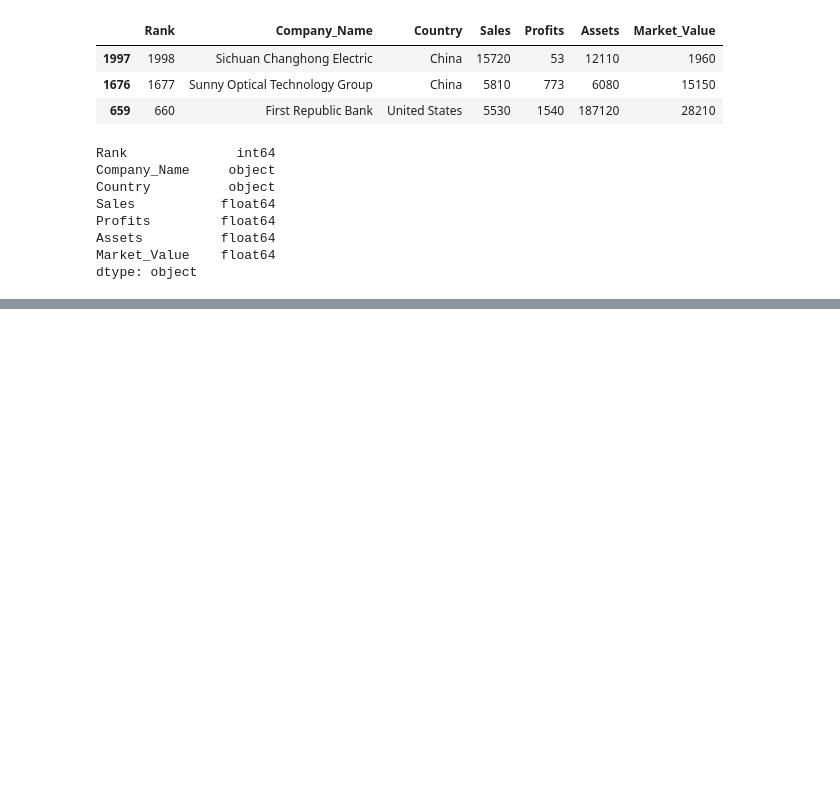
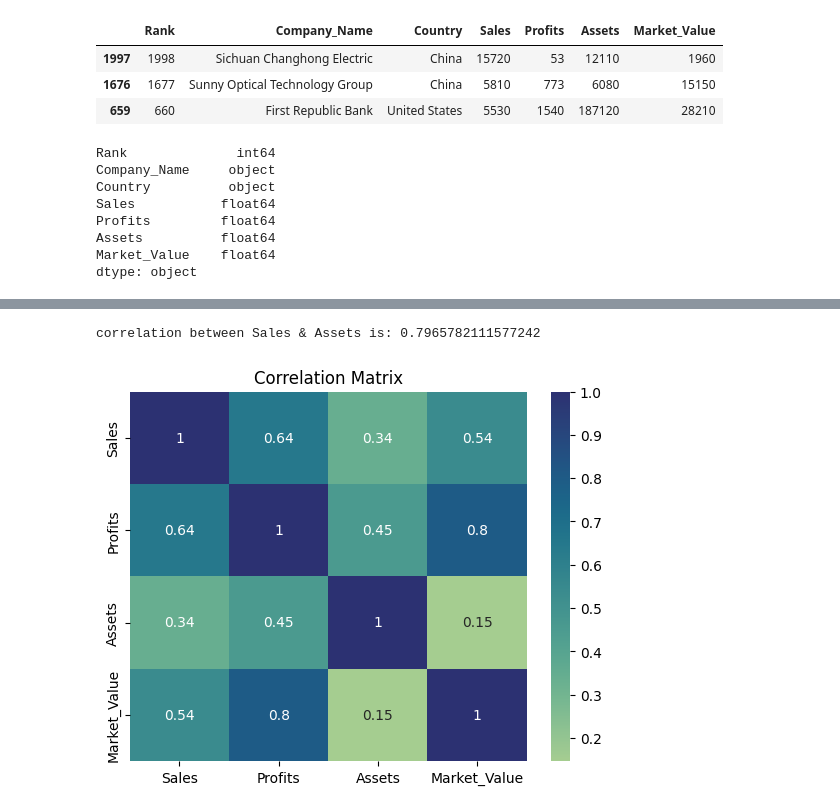
Before and after one commit to daniela2001-png/IA, a Jupyter notebook: actividad_dos.ipynb, the cells around one changed output, grey strips where cells are left out. Cells and saved outputs as stored; diff of their text form; code cells hidden in the pictures; blank space fills up the shorter version.

```diff
--- a/actividad_dos.ipynb
+++ b/actividad_dos.ipynb
@@ -122,0 +267,16 @@ dtype: object
+# %%
+# Correlation
+
+correlation = df['Profits'].corr(df['Market_Value'])
+print(f"correlation  Profits & Market_Value is: {correlation}")
+
+# This previous value for the correlation  is good, because  the value is near to 1
+# Therefore it means that there is some type of proportional relationship between these two columns.
+
+# Correlation matrix
+sns.heatmap(df.iloc[:, 3:].corr(), annot = True, cmap = "crest")
+plt.title('Correlation Matrix')
+plt.show()
+# %% [output]
+correlation between Sales & Assets is: 0.7965782111577242
+[figure, added]
```
Also changed, not shown: parts of 12 cells of this notebook.
